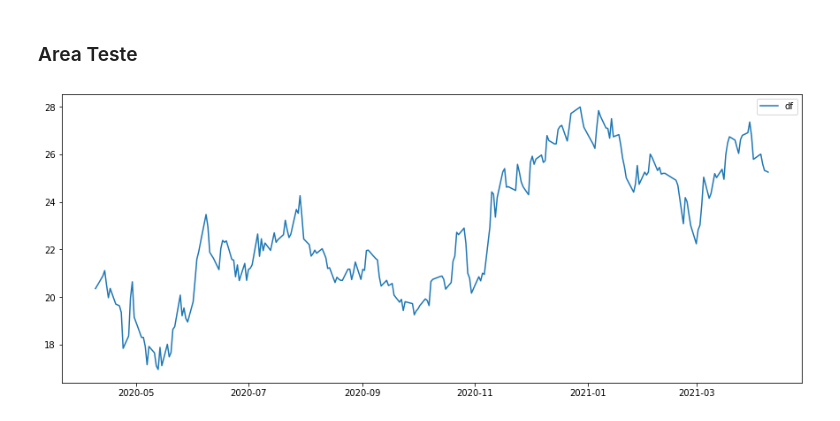
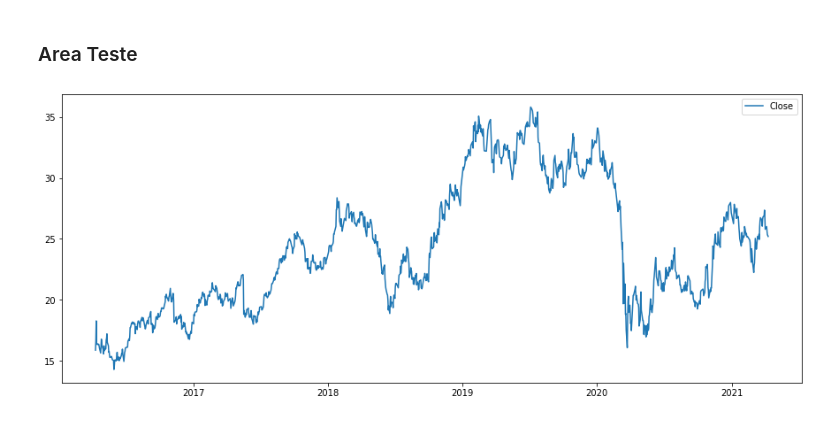
Before and after one commit to DeykyPinheiro/octopus, a Jupyter notebook: notebook_testes.ipynb, the cells around one changed output. Saved outputs shown, nothing was run; the diff lists cells and outputs as text; code cells hidden in the pictures.

```diff
--- a/notebook_testes.ipynb
+++ b/notebook_testes.ipynb
@@ -10,7 +10,7 @@ from pandas_datareader import DataReader
 ### DataFrame
 # %%
 end = pd.to_datetime('today')
-start = end - np.timedelta64(1, 'Y')
+start = end - np.timedelta64(5, 'Y')
 
 base = pd.DataFrame(DataReader('BBDC4.SA', 'yahoo', start, end))
 # df.head()
@@ -60,11 +73,11 @@ def macd(df, curta=12, longa=26, sinal=9):
 ### Area Teste
 # %%
 plt.figure(figsize=(15, 6))
-plt.plot(df['Close'], label='df')
+plt.plot(df['Close'], label='Close')
 
 
 plt.legend()
 plt.show()
 # %% [output]
-[figure, old version]
+[figure, new version]
 # %%
```
Also changed, not shown: parts of 8 cells of this notebook.
